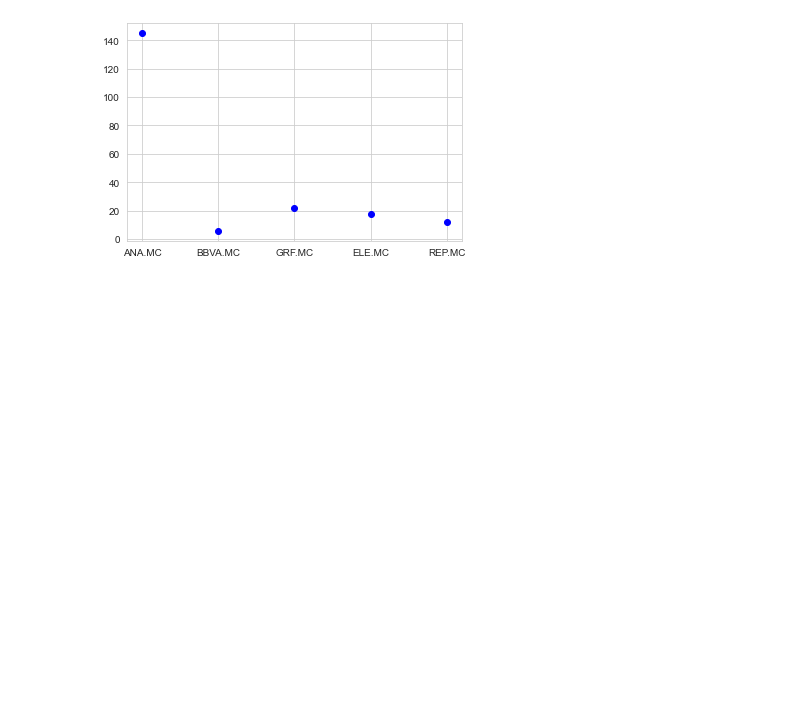
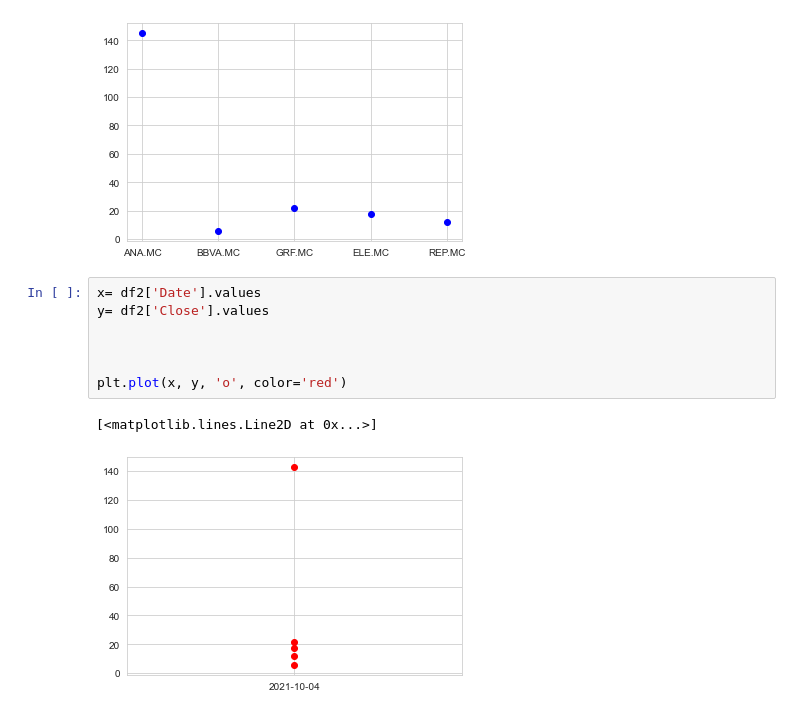
Before and after one commit to pptscdia2021/pp12021grupo8_a1-practica-profesionalizante-g8-a1, a Jupyter notebook: Segundo_Practico/CSV/visualizaciones_df.ipynb, the cells around one changed output. Saved outputs shown, nothing was run; the diff lists cells and outputs as text; blank space fills up the shorter version.

```diff
--- a/Segundo_Practico/CSV/visualizaciones_df.ipynb
+++ b/Segundo_Practico/CSV/visualizaciones_df.ipynb
@@ -285,3 +285,13 @@ plt.plot(x, y, 'o', color='blue')
 # %% [output]
 [<matplotlib.lines.Line2D at 0x...>]
 [figure]
+# %%
+x= df2['Date'].values
+y= df2['Close'].values
+
+
+
+plt.plot(x, y, 'o', color='red')
+# %% [output]
+[<matplotlib.lines.Line2D at 0x...>]
+[figure, added]
```
